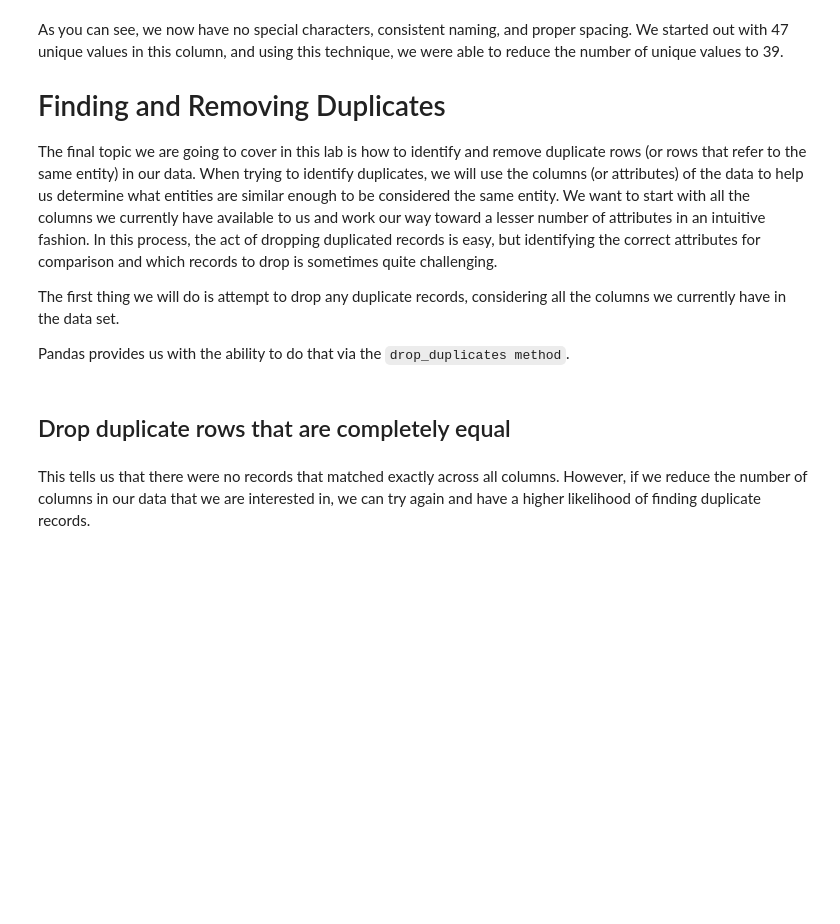
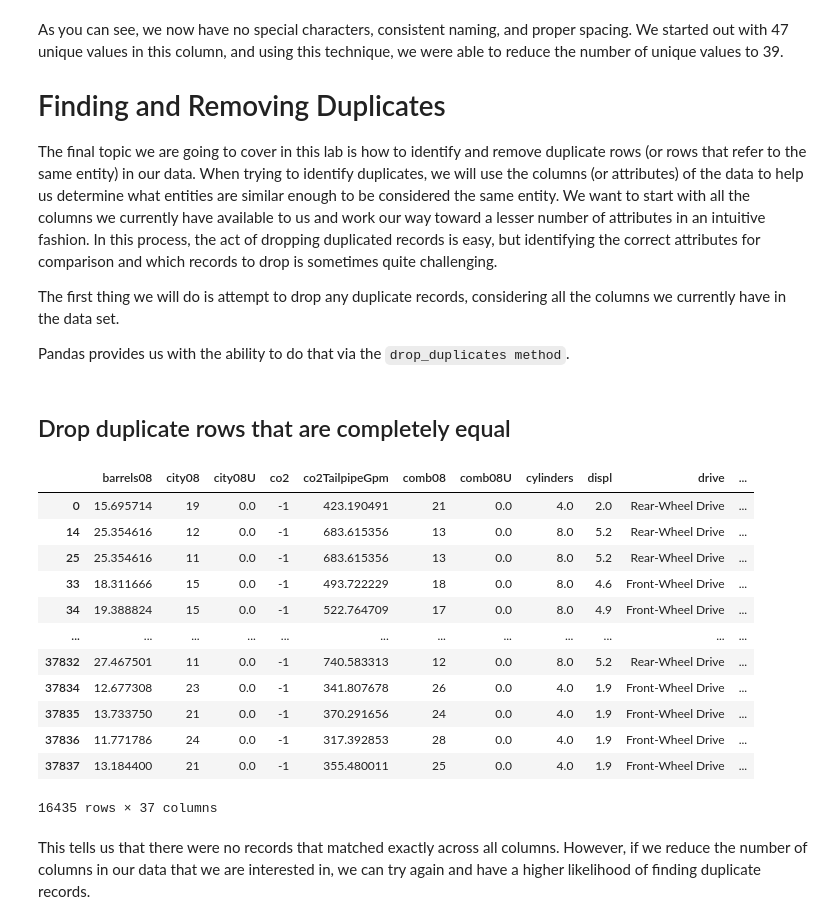
Before and after one commit to Ironhack-Data-Madrid-Octubre-2023/2.4-lab_data_cleaning, a Jupyter notebook: your-code/main.ipynb, the cells around one changed output. Saved outputs shown, nothing was run; the diff lists cells and outputs as text; code cells hidden in the pictures; blank space fills up the shorter version.

```diff
--- a/your-code/main.ipynb
+++ b/your-code/main.ipynb
@@ -459,0 +556,7 @@ You can apply this technique to any column whose data type you would like to cha
+# %%
+#your code
+for c in data.select_dtypes(include='float'):
+
+    data[c]=pd.to_numeric(data[c], downcast='float')
+
+data.info(memory_usage='deep')
@@ -475,0 +605,11 @@ hint: check the `replace` function
+# %%
+def clean_text(text):
+    # Check if the value is a string
+    if isinstance(text, str):
+        # Replace special characters with empty strings
+        text = text.replace('(', '').replace(')', '').replace('-', '').strip()
+    return text
+# %%
+#your code
+data['trany'] = data['trany'].apply(clean_trany)
+data['trany'].unique()
@@ -476,3 +624,5 @@ hint: check the `replace` function
+# %%
+data = data.applymap(clean_text)
 # %% [markdown]
 As you can see, we now have no special characters, consistent naming, and proper spacing. We started out with 47 unique values in this column, and using this technique, we were able to reduce the number of unique values to 39.
 
@@ -492,3 +640,20 @@ Pandas provides us with the ability to do that via the `drop_duplicates method`.
+# %%
+#your code
+data.drop_duplicates(subset=None, keep='first', inplace=False)
+# %% [output]
+|  | barrels08 | city08 | city08U | co2 | co2TailpipeGpm | comb08 | comb08U | cylinders | displ | drive | ... |
+| 0 | 15.695714 | 19 | 0.0 | -1 | 423.190491 | 21 | 0.0 | 4.0 | 2.0 | Rear-Wheel Drive | ... |
+| 14 | 25.354616 | 12 | 0.0 | -1 | 683.615356 | 13 | 0.0 | 8.0 | 5.2 | Rear-Wheel Drive | ... |
+| 25 | 25.354616 | 11 | 0.0 | -1 | 683.615356 | 13 | 0.0 | 8.0 | 5.2 | Rear-Wheel Drive | ... |
+| 33 | 18.311666 | 15 | 0.0 | -1 | 493.722229 | 18 | 0.0 | 8.0 | 4.6 | Front-Wheel Drive | ... |
+| 34 | 19.388824 | 15 | 0.0 | -1 | 522.764709 | 17 | 0.0 | 8.0 | 4.9 | Front-Wheel Drive | ... |
+| ... | ... | ... | ... | ... | ... | ... | ... | ... | ... | ... | ... |
+| 37832 | 27.467501 | 11 | 0.0 | -1 | 740.583313 | 12 | 0.0 | 8.0 | 5.2 | Rear-Wheel Drive | ... |
+| 37834 | 12.677308 | 23 | 0.0 | -1 | 341.807678 | 26 | 0.0 | 4.0 | 1.9 | Front-Wheel Drive | ... |
+| 37835 | 13.733750 | 21 | 0.0 | -1 | 370.291656 | 24 | 0.0 | 4.0 | 1.9 | Front-Wheel Drive | ... |
+| 37836 | 11.771786 | 24 | 0.0 | -1 | 317.392853 | 28 | 0.0 | 4.0 | 1.9 | Front-Wheel Drive | ... |
+| 37837 | 13.184400 | 21 | 0.0 | -1 | 355.480011 | 25 | 0.0 | 4.0 | 1.9 | Front-Wheel Drive | ... |
+16435 rows × 37 columns
 # %% [markdown]
 This tells us that there were no records that matched exactly across all columns. However, if we reduce the number of columns in our data that we are interested in, we can try again and have a higher likelihood of finding duplicate records.
 # %% [markdown]
```
Also changed, not shown: parts of 25 cells of this notebook.
